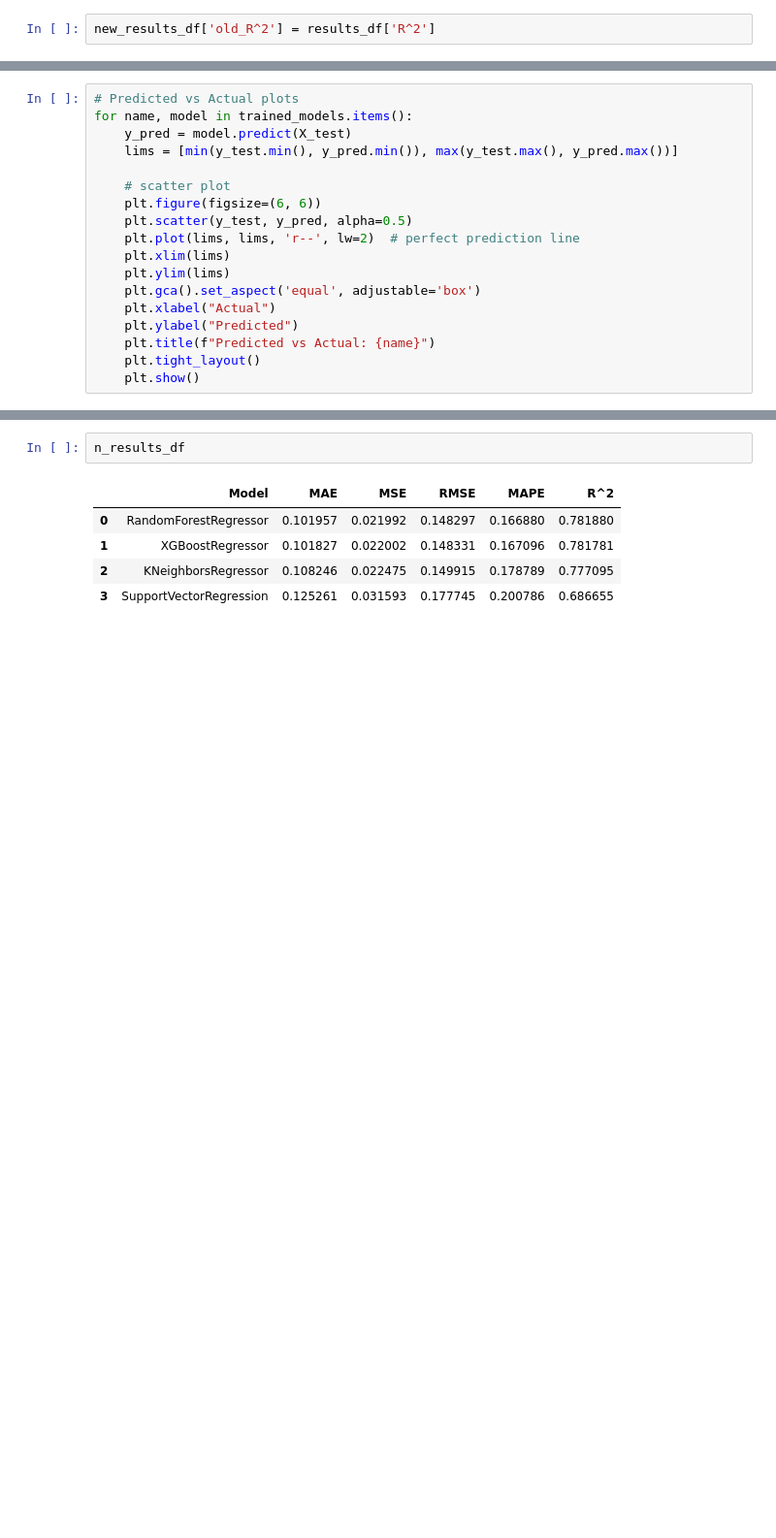
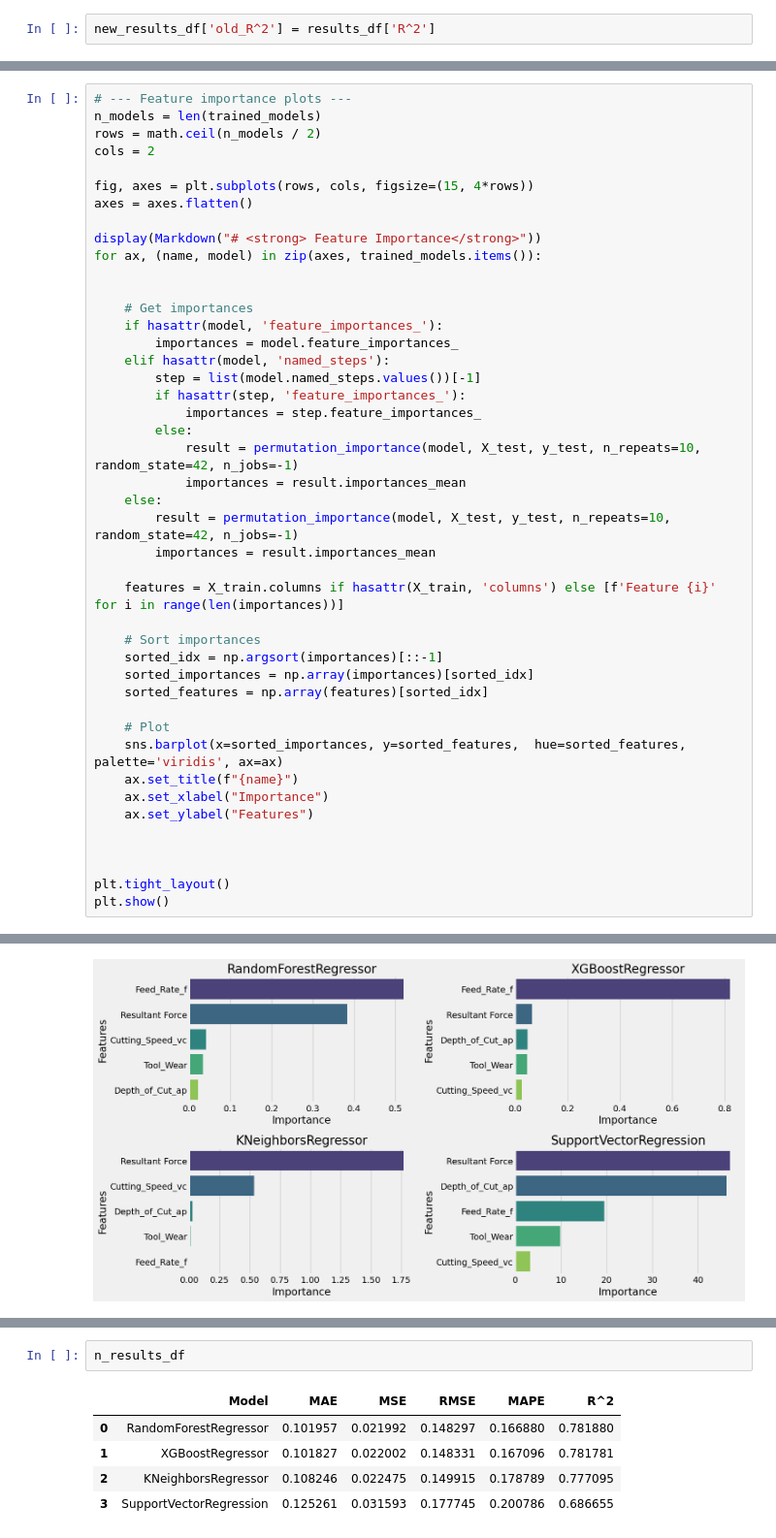
Before and after one commit to BraynerSantos/Surface_Roughness, a Jupyter notebook: notebook/Surface_Roughness.ipynb, the cells around one changed output, grey strips where cells are left out. Shown at 97% size. Drawn from its saved outputs; the diff is of its cells as text; blank space fills up the shorter version.

```diff
--- a/notebook/Surface_Roughness.ipynb
+++ b/notebook/Surface_Roughness.ipynb
@@ -696,18 +659,0 @@ for name, model in trained_models.items():
-# %%
-# Predicted vs Actual plots
-for name, model in trained_models.items():
-    y_pred = model.predict(X_test)
-    lims = [min(y_test.min(), y_pred.min()), max(y_test.max(), y_pred.max())]
-
-    # scatter plot
-    plt.figure(figsize=(6, 6))
-    plt.scatter(y_test, y_pred, alpha=0.5)
-    plt.plot(lims, lims, 'r--', lw=2)  # perfect prediction line
-    plt.xlim(lims)
-    plt.ylim(lims)
-    plt.gca().set_aspect('equal', adjustable='box')
-    plt.xlabel("Actual")
-    plt.ylabel("Predicted")
-    plt.title(f"Predicted vs Actual: {name}")
-    plt.tight_layout()
-    plt.show()
@@ -738,0 +660,45 @@ for name, model in trained_models.items():
+# %%
+# --- Feature importance plots ---
+n_models = len(trained_models)
+rows = math.ceil(n_models / 2)
+cols = 2
+
+fig, axes = plt.subplots(rows, cols, figsize=(15, 4*rows))
+axes = axes.flatten()
+
+display(Markdown("# <strong> Feature Importance</strong>"))
+for ax, (name, model) in zip(axes, trained_models.items()):
+
+
+    # Get importances
+    if hasattr(model, 'feature_importances_'):
+        importances = model.feature_importances_
+    elif hasattr(model, 'named_steps'):
+        step = list(model.named_steps.values())[-1]
+        if hasattr(step, 'feature_importances_'):
+            importances = step.feature_importances_
+        else:
+            result = permutation_importance(model, X_test, y_test, n_repeats=10, random_state=42, n_jobs=-1)
+            importances = result.importances_mean
+    else:
+        result = permutation_importance(model, X_test, y_test, n_repeats=10, random_state=42, n_jobs=-1)
+        importances = result.importances_mean
+
+    features = X_train.columns if hasattr(X_train, 'columns') else [f'Feature {i}' for i in range(len(importances))]
+
+    # Sort importances
+    sorted_idx = np.argsort(importances)[::-1]
+    sorted_importances = np.array(importances)[sorted_idx]
+    sorted_features = np.array(features)[sorted_idx]
+
+    # Plot
+    sns.barplot(x=sorted_importances, y=sorted_features,  hue=sorted_features, palette='viridis', ax=ax)
+    ax.set_title(f"{name}")
+    ax.set_xlabel("Importance")
+    ax.set_ylabel("Features")
+
+
+
+plt.tight_layout()
+plt.show()
+# %% [output]
@@ -738,0 +706 @@ for name, model in trained_models.items():
+[figure, added]
```
Also changed, not shown: parts of 47 cells of this notebook, 10 other files.
